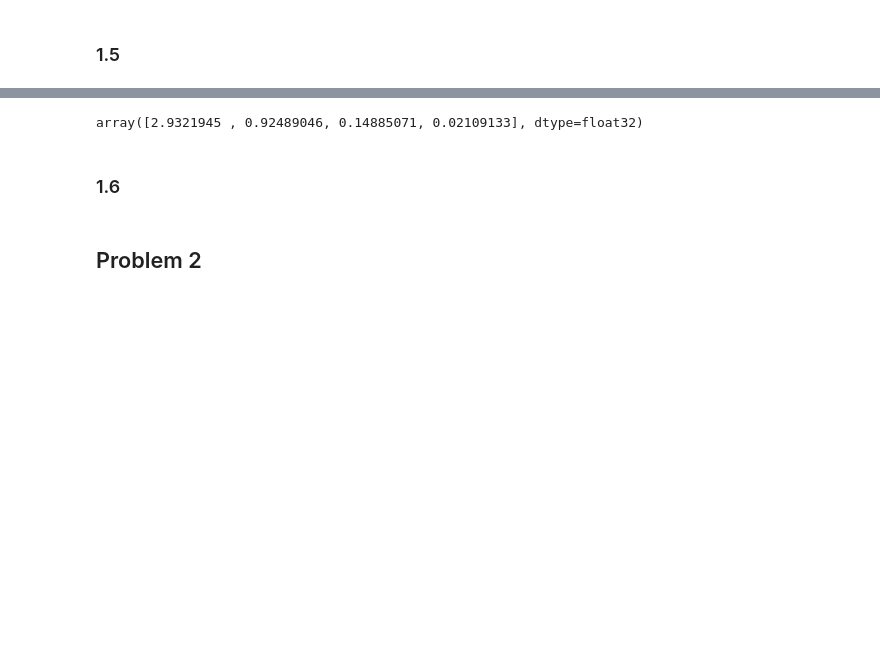
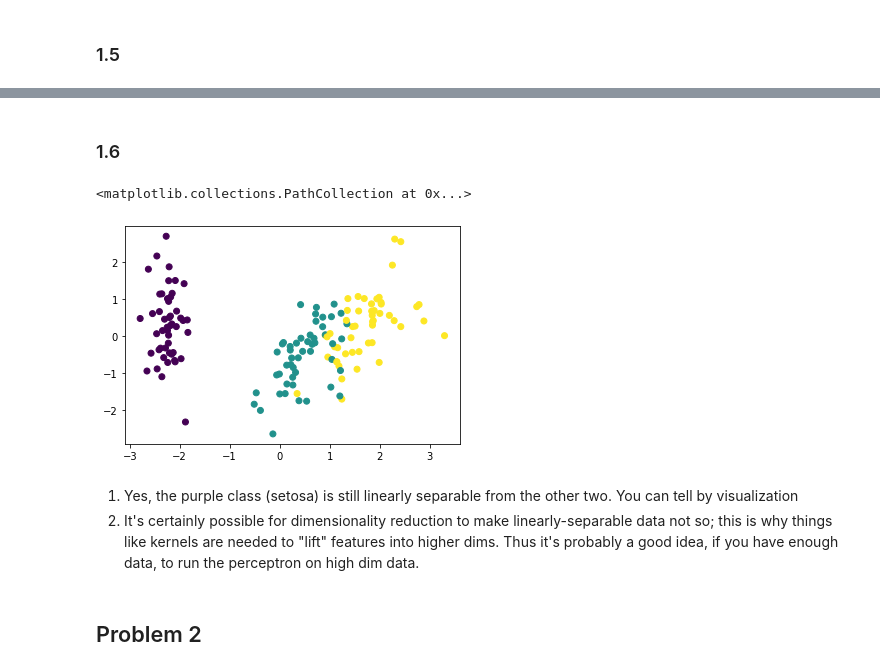
Before and after one commit to kmeng01/9.53-psets, a Jupyter notebook: pset-2/main.ipynb, the cells around one changed output, grey strips where cells are left out. Saved outputs shown, nothing was run; the diff lists cells and outputs as text; code cells hidden in the pictures; blank space fills up the shorter version.

```diff
--- a/pset-2/main.ipynb
+++ b/pset-2/main.ipynb
@@ -15,5 +15,7 @@ def cos_sim(x, y):
 ### 1.1
 # %%
 from sanger import SangerNet
+# %%
+classes = {"Iris-setosa": 0, "Iris-versicolor": 1, "Iris-virginica": 2}
 # %%
 # Load data
@@ -100,10 +118,16 @@ pc, var = pca.components_, pca.explained_variance_
-# %%
-var
-# %% [output]
-array([2.9321945 , 0.92489046, 0.14885071, 0.02109133], dtype=float32)
 # %% [markdown]
 ### 1.6
 # %%
 # render the data using 2 PC's
+pca2 = sklearn.decomposition.PCA(n_components=2)
+iris_pca = pca2.fit_transform(iris_np.T).T
+# %%
+plt.scatter(iris_pca[0], iris_pca[1], c=iris_lab)
+# %% [output]
+<matplotlib.collections.PathCollection at 0x...>
+[figure, added]
+# %% [markdown]
+1. Yes, the purple class (setosa) is still linearly separable from the other two. You can tell by visualization
+2. It's certainly possible for dimensionality reduction to make linearly-separable data not so; this is why things like kernels are needed to "lift" features into higher dims. Thus it's probably a good idea, if you have enough data, to run the perceptron on high dim data.
 # %% [markdown]
 ## Problem 2
```
Also changed, not shown: parts of 14 cells of this notebook, 2 other files.
